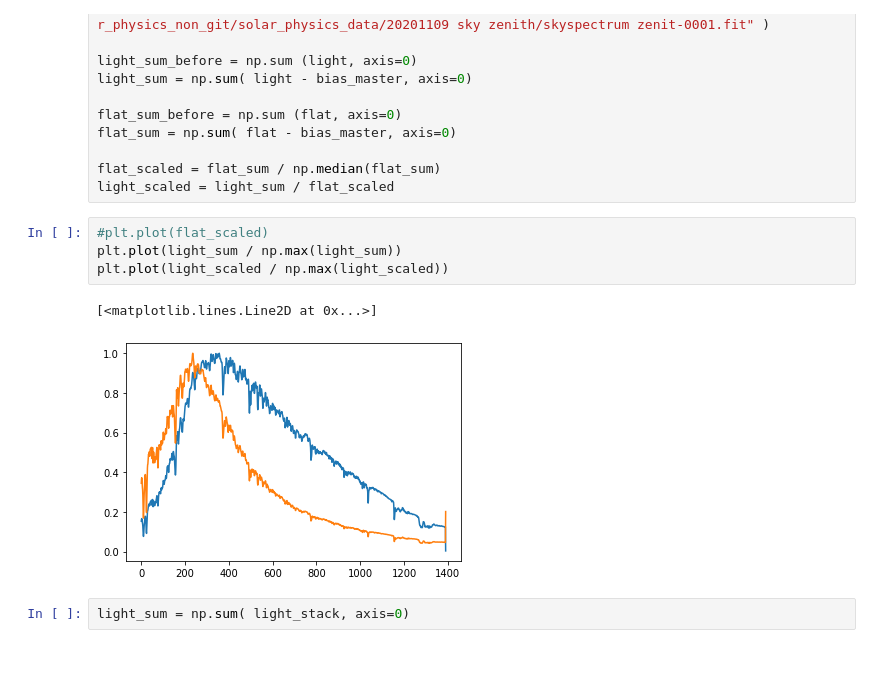
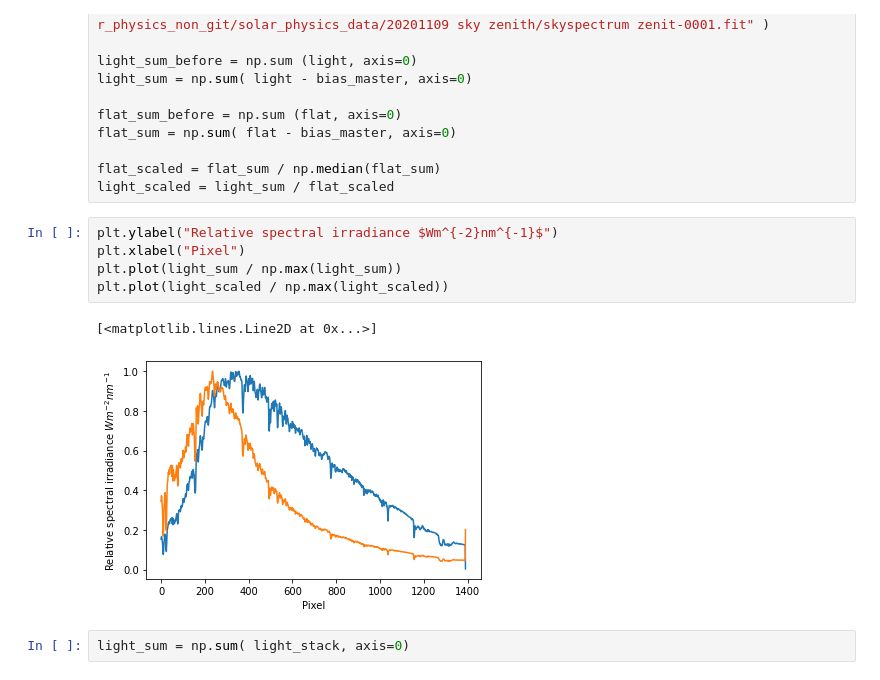
Before and after one commit to Yousousen/solar_physics, a Jupyter notebook: scripts/spectrum.ipynb, the cells around one changed output. Drawn from its saved outputs; the diff is of its cells as text.

```diff
--- a/scripts/spectrum.ipynb
+++ b/scripts/spectrum.ipynb
@@ -114,12 +131,13 @@ flat_sum = np.sum( flat - bias_master, axis=0)
 flat_scaled = flat_sum / np.median(flat_sum)
 light_scaled = light_sum / flat_scaled
 # %%
-#plt.plot(flat_scaled)
+plt.ylabel("Relative spectral irradiance $Wm^{-2}nm^{-1}$")
+plt.xlabel("Pixel")
 plt.plot(light_sum / np.max(light_sum))
 plt.plot(light_scaled / np.max(light_scaled))
 # %% [output]
 [<matplotlib.lines.Line2D at 0x...>]
-[figure, old version]
+[figure, new version]
 # %%
 light_sum = np.sum( light_stack, axis=0)
 # %%
```
Also changed, not shown: parts of 8 cells of this notebook, 1 other file.
